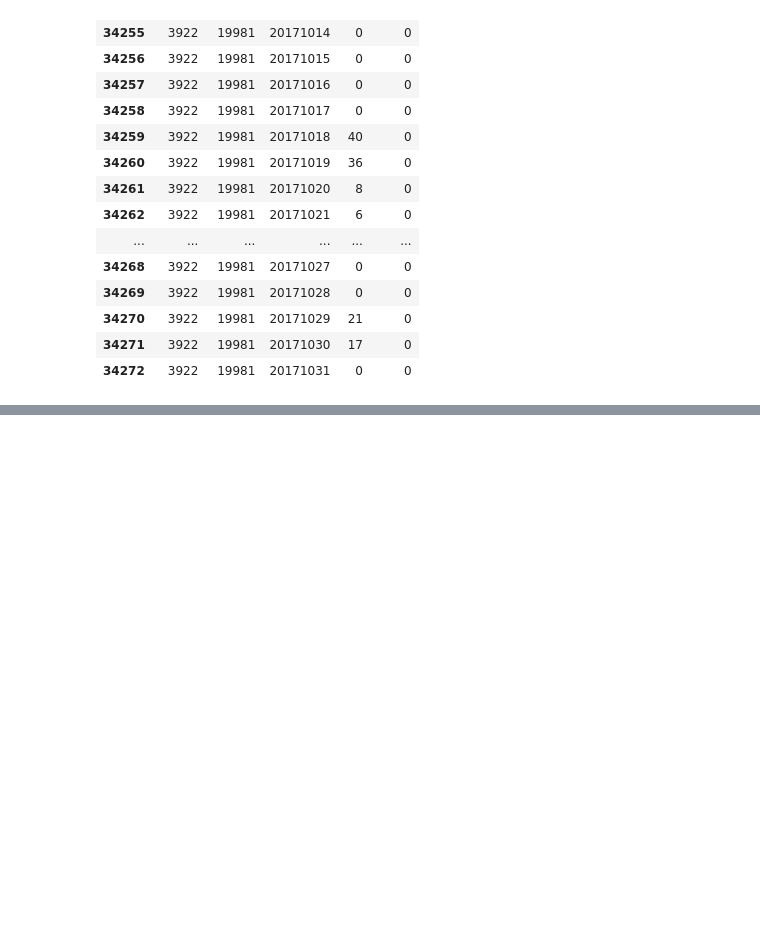
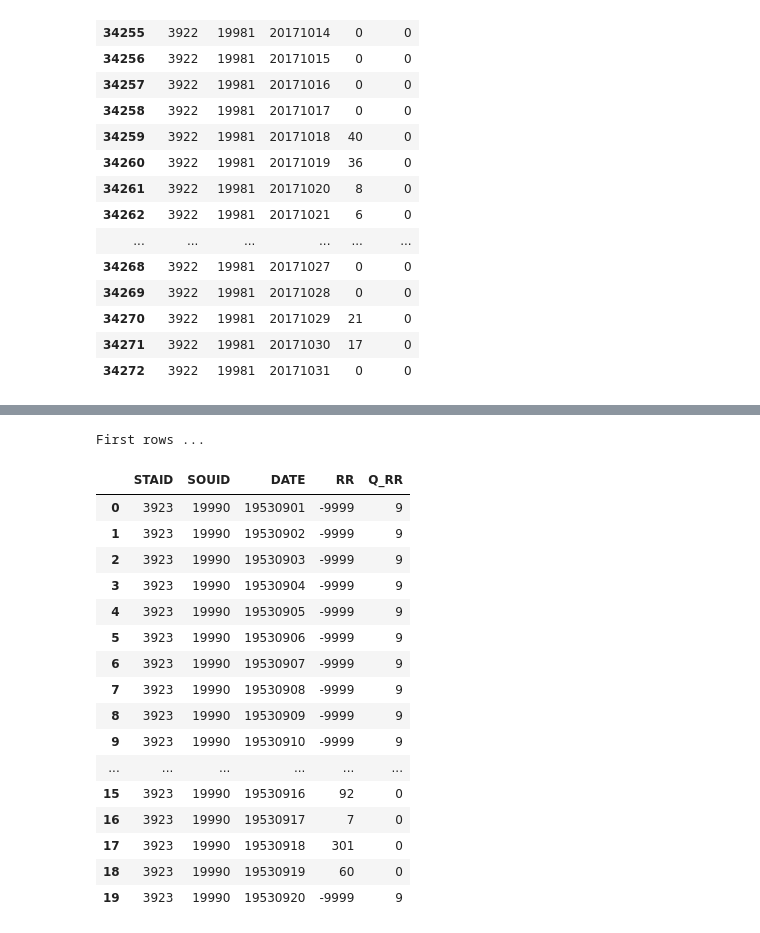
Before and after one commit to yerartdev/uc-m1964-panorama, a Jupyter notebook: panorama/m1964-python-gerardo-de-miguel-gonzalez.ipynb, the cells around one changed output, grey strips where cells are left out. Saved outputs shown, nothing was run; the diff lists cells and outputs as text; code cells hidden in the pictures; blank space fills up the shorter version.

```diff
--- a/panorama/m1964-python-gerardo-de-miguel-gonzalez.ipynb
+++ b/panorama/m1964-python-gerardo-de-miguel-gonzalez.ipynb
@@ -189,0 +252,22 @@ ts.plot()
+# %%
+print("First rows ...")
+precip_p.head(20)
+# %% [output]
+First rows ...
+|  | STAID | SOUID | DATE | RR | Q_RR |
+| 0 | 3923 | 19990 | 19530901 | -9999 | 9 |
+| 1 | 3923 | 19990 | 19530902 | -9999 | 9 |
+| 2 | 3923 | 19990 | 19530903 | -9999 | 9 |
+| 3 | 3923 | 19990 | 19530904 | -9999 | 9 |
+| 4 | 3923 | 19990 | 19530905 | -9999 | 9 |
+| 5 | 3923 | 19990 | 19530906 | -9999 | 9 |
+| 6 | 3923 | 19990 | 19530907 | -9999 | 9 |
+| 7 | 3923 | 19990 | 19530908 | -9999 | 9 |
+| 8 | 3923 | 19990 | 19530909 | -9999 | 9 |
+| 9 | 3923 | 19990 | 19530910 | -9999 | 9 |
+| ... | ... | ... | ... | ... | ... |
+| 15 | 3923 | 19990 | 19530916 | 92 | 0 |
+| 16 | 3923 | 19990 | 19530917 | 7 | 0 |
+| 17 | 3923 | 19990 | 19530918 | 301 | 0 |
+| 18 | 3923 | 19990 | 19530919 | 60 | 0 |
+| 19 | 3923 | 19990 | 19530920 | -9999 | 9 |
```
Also changed, not shown: parts of 6 cells of this notebook.
